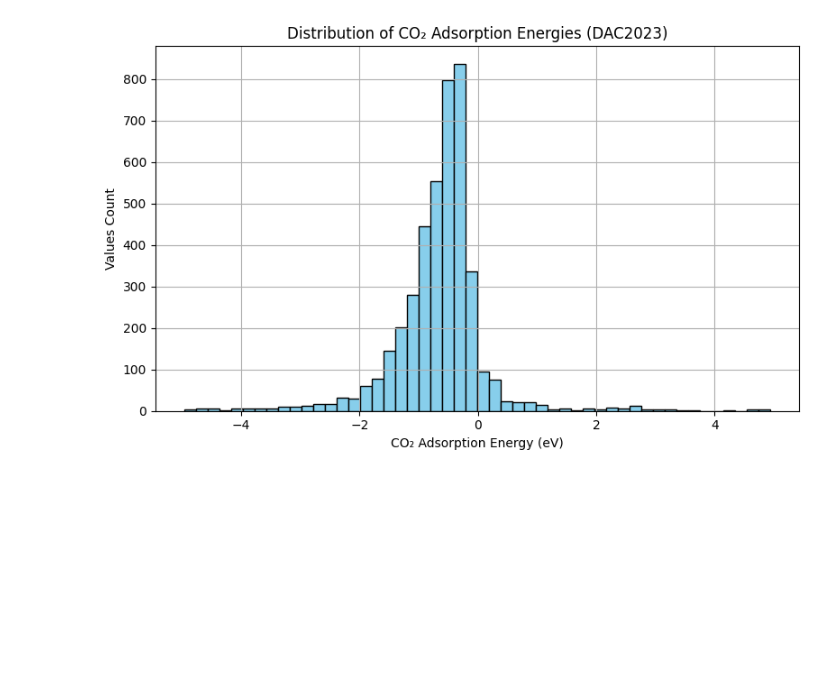
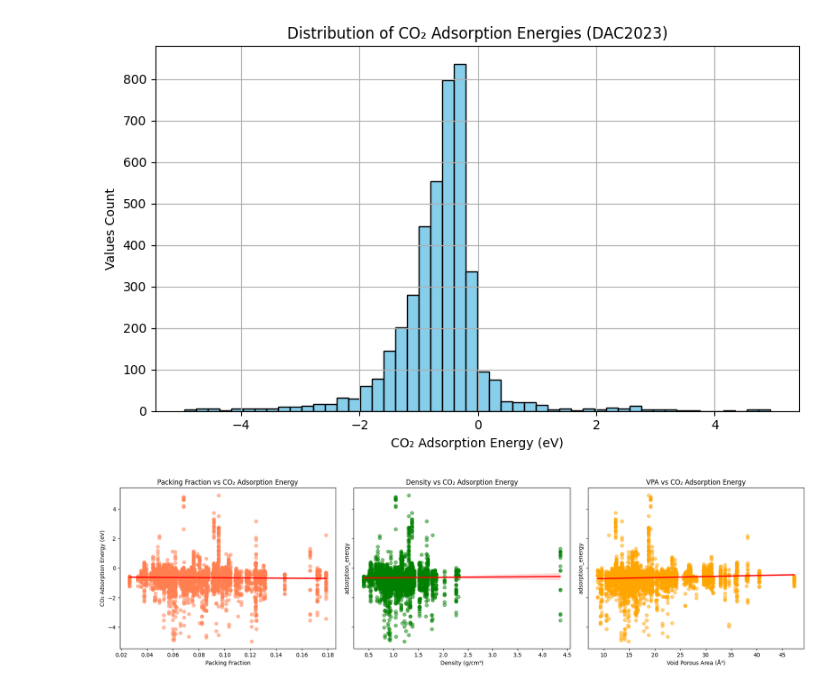
Before and after one commit to viewyan/DAC23, a Jupyter notebook: DAC2023.ipynb, the cells around one changed output. Cells and saved outputs as stored; diff of their text form; code cells hidden in the pictures; blank space fills up the shorter version.

```diff
--- a/DAC2023.ipynb
+++ b/DAC2023.ipynb
@@ -274,3 +274,32 @@ plt.tight_layout()
 plt.show()
 # %% [output]
 [figure]
+# %%
+df_filtered = df_all[(df_all["adsorption_energy"] >= -5) & (df_all["adsorption_energy"] <= 5)]
+
+# 图布局
+fig, axs = plt.subplots(1, 3, figsize=(18, 5), sharey=True)
+
+# Packing Fraction
+sns.regplot(data=df_filtered, x="packing fraction", y="adsorption_energy", ax=axs[0],
+            scatter_kws={"alpha": 0.5}, line_kws={"color": "red"}, color="coral")
+axs[0].set_title("Packing Fraction vs CO₂ Adsorption Energy")
+axs[0].set_xlabel("Packing Fraction")
+axs[0].set_ylabel("CO₂ Adsorption Energy (eV)")
+
+# Density
+sns.regplot(data=df_filtered, x="density", y="adsorption_energy", ax=axs[1],
+            scatter_kws={"alpha": 0.5}, line_kws={"color": "red"}, color="green")
+axs[1].set_title("Density vs CO₂ Adsorption Energy")
+axs[1].set_xlabel("Density (g/cm³)")
+
+# VPA
+sns.regplot(data=df_filtered, x="vpa", y="adsorption_energy", ax=axs[2],
+            scatter_kws={"alpha": 0.5}, line_kws={"color": "red"}, color="orange")
+axs[2].set_title("VPA vs CO₂ Adsorption Energy")
+axs[2].set_xlabel("Void Porous Area (Å³)")
+
+plt.tight_layout()
+plt.show()
+# %% [output]
+[figure, added]
```
Also changed, not shown: parts of 5 cells of this notebook.
